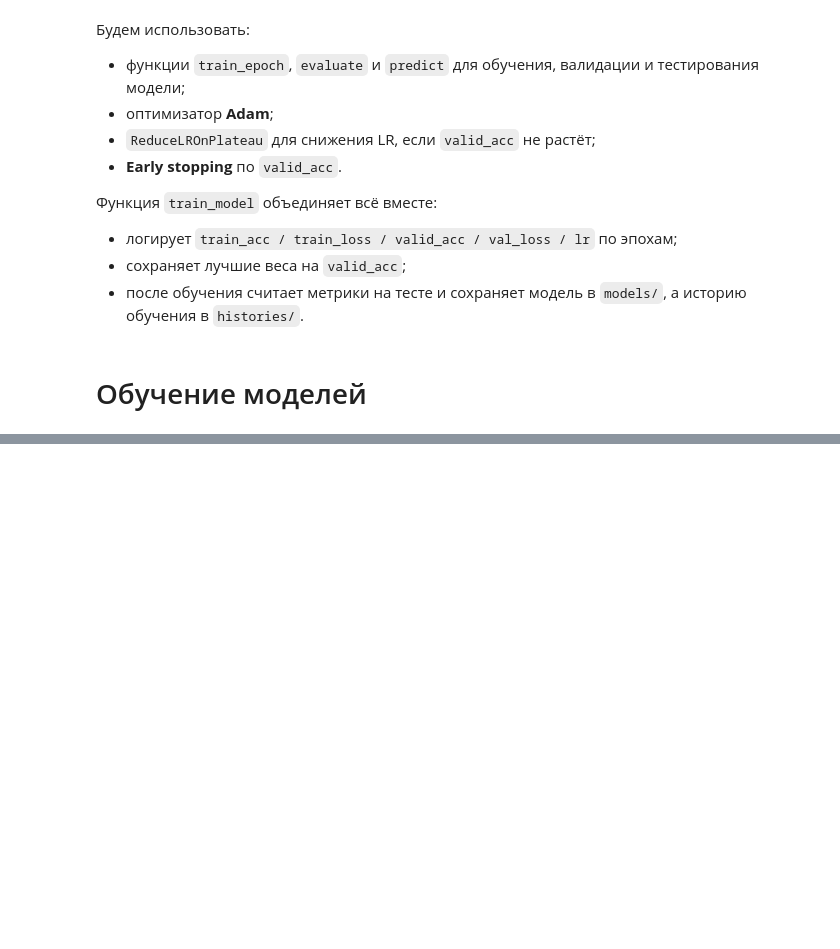
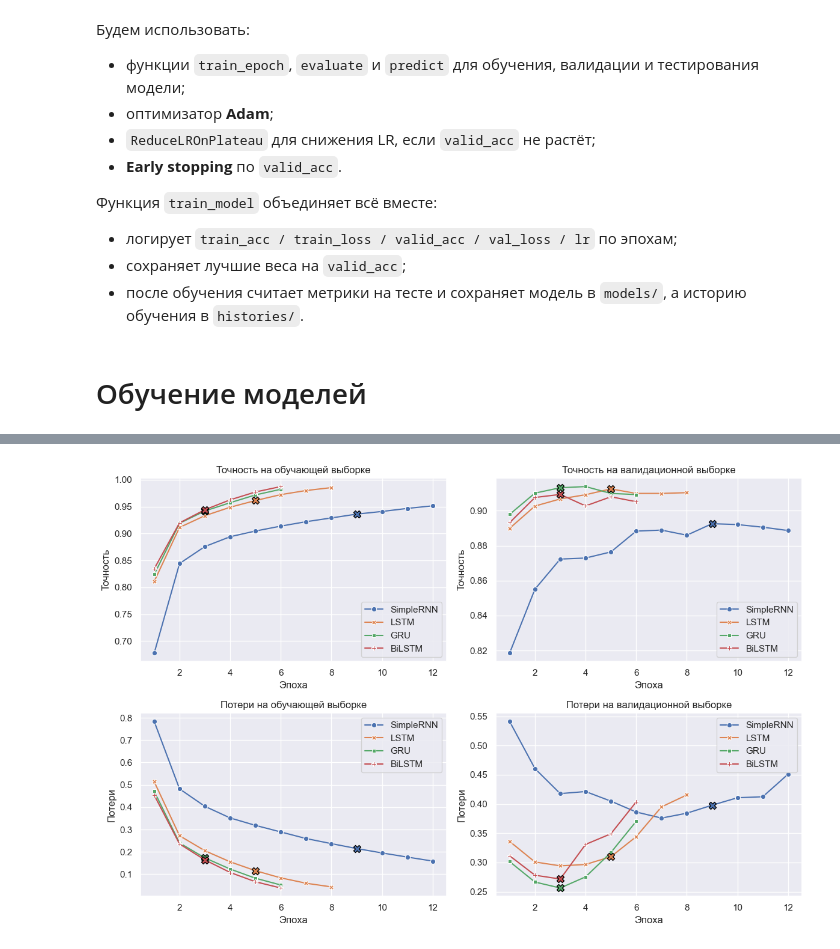
Before and after one commit to sosnovskiim/MachineLearning, a Jupyter notebook: Курс 4 - Интеллектуальные системы поддержки/3. Последовательные модели обработки текста в PyTorch/task3_pytorch_lstm/work/3. Последовательные модели обработки текста в PyTorch.ipynb, the cells around one changed output, grey strips where cells are left out. Cells and saved outputs as stored; diff of their text form; code cells hidden in the pictures; blank space fills up the shorter version.

```diff
--- a/Курс 4 - Интеллектуальные системы поддержки/3. Последовательные модели обработки текста в PyTorch/task3_pytorch_lstm/work/3. Последовательные модели обработки текста в PyTorch.ipynb
+++ b/Курс 4 - Интеллектуальные системы поддержки/3. Последовательные модели обработки текста в PyTorch/task3_pytorch_lstm/work/3. Последовательные модели обработки текста в PyTorch.ipynb
@@ -1143,4 +1164,18 @@ Epoch  5/5 (15s) - train_acc: 0.9491 - train_loss: 0.1656 - valid_acc: 0.8411 -
 # %%
-fit_model(BiLSTMClassifier, MODEL_BILSTM)
+model_bilstm = BiLSTMClassifier(
+    vocab_size=len(word2idx),
+    embedding_dim=EMBEDDING_DIM,
+    hidden_dim=HIDDEN_DIM,
+    num_classes=NUM_CLASSES,
+    padding_idx=word2idx["<PAD>"],
+)
+
+train_model(
+    model=model_bilstm,
+    model_name=MODEL_BILSTM,
+    train_loader=train_loader,
+    valid_loader=valid_loader,
+    test_loader=test_loader,
+)
 # %% [output]
 Обучение модели BiLSTM:
@@ -1186,0 +1200,78 @@ debug_summary_df.style.hide(axis="index")
+# %%
+model_classes = {
+    MODEL_RNN: SimpleRNNClassifier,
+    MODEL_LSTM: LSTMClassifier,
+    MODEL_GRU: GRUClassifier,
+    MODEL_BILSTM: BiLSTMClassifier,
+}
+
+best_epochs = []
+records_list = []
+
+for model_name in model_classes:
+    history = load_history(model_name)
+    best_epoch = history["best_epoch"]
+
+    best_epochs.append({
+        "model": model_name,
+        "best_epoch": best_epoch,
+        "train_acc": history["train_accs"][best_epoch - 1],
+        "valid_acc": history["valid_accs"][best_epoch - 1],
+        "train_loss": history["train_losses"][best_epoch - 1],
+        "valid_loss": history["valid_losses"][best_epoch - 1],
+    })
+
+    for epoch, (train_acc, valid_acc, train_loss, valid_loss) in enumerate(zip(
+        history["train_accs"], history["valid_accs"],
+        history["train_losses"], history["valid_losses"],
+    )):
+        records_list.append({
+            "model": model_name,
+            "epoch": epoch + 1,
+            "train_acc": train_acc,
+            "valid_acc": valid_acc,
+            "train_loss": train_loss,
+            "valid_loss": valid_loss,
+        })
+
+records_df = pd.DataFrame(records_list)
+
+plot_params = {
+    "y": ["train_acc", "valid_acc", "train_loss", "valid_loss"],
+    "title": [
+        "Точность на обучающей выборке",
+        "Точность на валидационной выборке",
+        "Потери на обучающей выборке",
+        "Потери на валидационной выборке",
+    ],
+    "ylabel": ["Точность", "Потери"],
+}
+
+n_rows, n_cols = 2, 2
+fig, axes = plt.subplots(nrows=n_rows, ncols=n_cols, figsize=(12, 8))
+axes = axes.flatten()
+
+for i, ax in enumerate(axes):
+    metric = plot_params["y"][i]
+
+    sns.lineplot(
+        data=records_df, x="epoch", y=metric, ax=ax,
+        hue="model", style="model", dashes=False, markers=True,
+    ).set(
+        title=plot_params["title"][i],
+        xlabel="Эпоха",
+        xticks=range(0, 21, 2),
+        ylabel=plot_params["ylabel"][i // 2],
+    )
+
+    for epoch_data, color in zip(best_epochs, sns.color_palette(n_colors=len(best_epochs))):
+        ax.scatter(
+            x=epoch_data["best_epoch"], y=epoch_data[metric],
+            s=75, color=color, marker="X", edgecolor="black", zorder=5,
+        )
+
+    ax.legend(title="", loc="lower right" if i < 2 else "upper right")
+
+plt.tight_layout()
+# %% [output]
+[figure, added]
```
Also changed, not shown: parts of 35 cells of this notebook.
